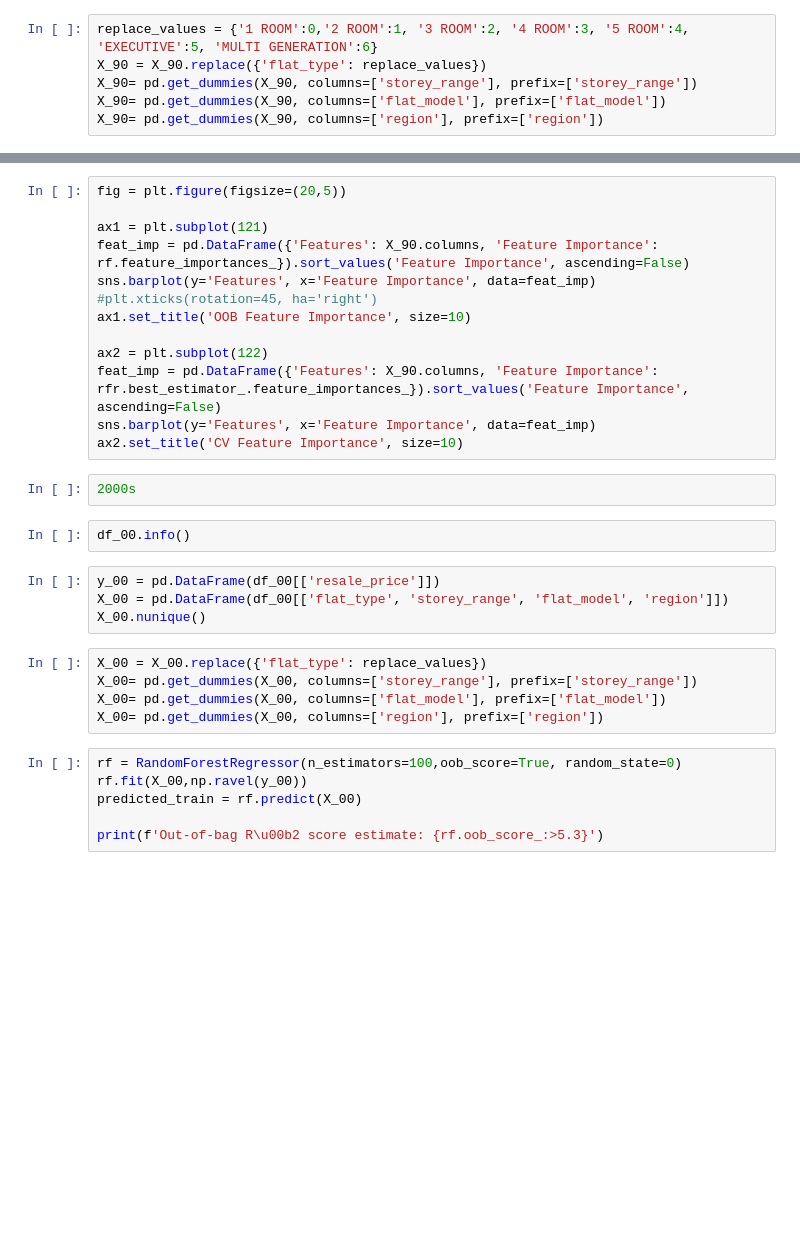
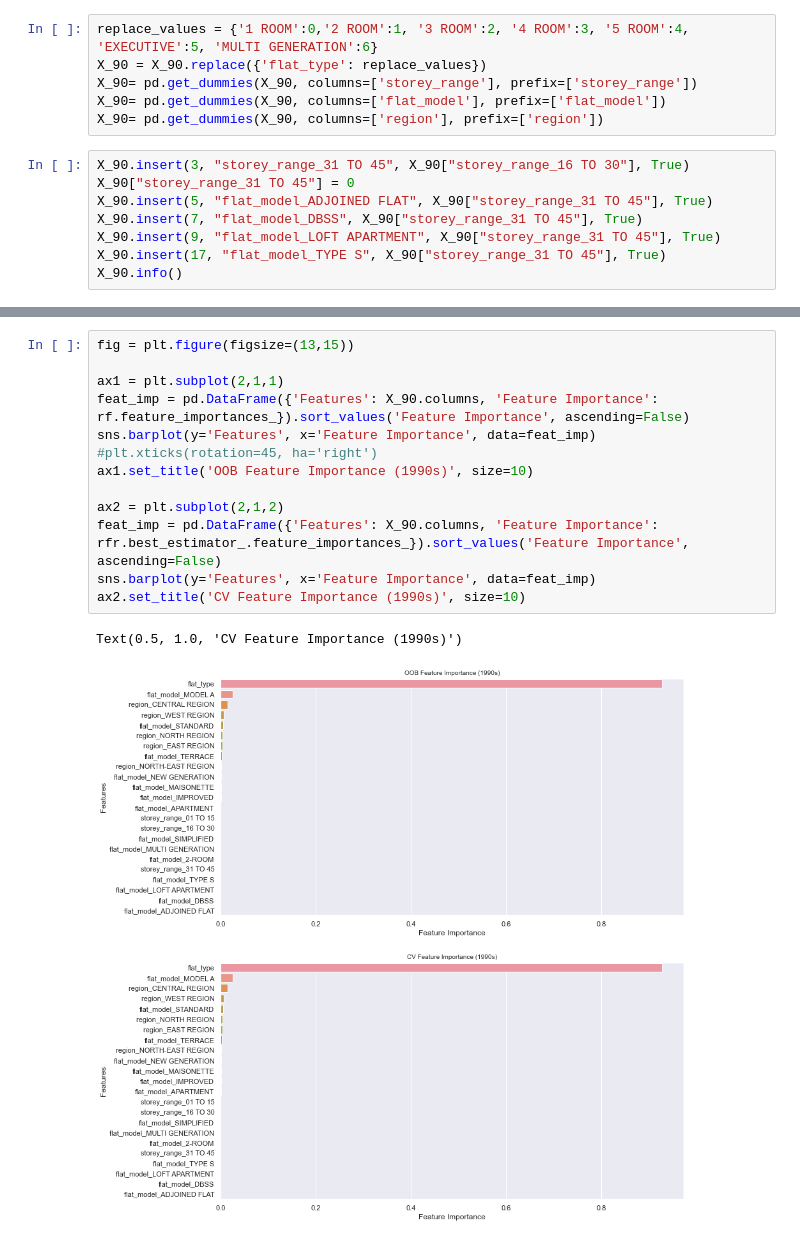
Before and after one commit to jastjs/SC1015-INTRO-TO-DATA-SCI-ART-INTELL, a Jupyter notebook: Project.ipynb, the cells around one changed output, grey strips where cells are left out. Saved outputs shown, nothing was run; the diff lists cells and outputs as text; blank space fills up the shorter version.

```diff
--- a/Project.ipynb
+++ b/Project.ipynb
@@ -782,3 +1029,11 @@ X_90 = X_90.replace({'flat_type': replace_values})
 X_90= pd.get_dummies(X_90, columns=['storey_range'], prefix=['storey_range'])
 X_90= pd.get_dummies(X_90, columns=['flat_model'], prefix=['flat_model'])
 X_90= pd.get_dummies(X_90, columns=['region'], prefix=['region'])
+# %%
+X_90.insert(3, "storey_range_31 TO 45", X_90["storey_range_16 TO 30"], True)
+X_90["storey_range_31 TO 45"] = 0
+X_90.insert(5, "flat_model_ADJOINED FLAT", X_90["storey_range_31 TO 45"], True)
+X_90.insert(7, "flat_model_DBSS", X_90["storey_range_31 TO 45"], True)
+X_90.insert(9, "flat_model_LOFT APARTMENT", X_90["storey_range_31 TO 45"], True)
+X_90.insert(17, "flat_model_TYPE S", X_90["storey_range_31 TO 45"], True)
+X_90.info()
@@ -848,32 +1280,16 @@ plt.show()
 # %%
-fig = plt.figure(figsize=(20,5))
+fig = plt.figure(figsize=(13,15))
 
-ax1 = plt.subplot(121)
+ax1 = plt.subplot(2,1,1)
 feat_imp = pd.DataFrame({'Features': X_90.columns, 'Feature Importance': rf.feature_importances_}).sort_values('Feature Importance', ascending=False)
 sns.barplot(y='Features', x='Feature Importance', data=feat_imp)
 #plt.xticks(rotation=45, ha='right')
-ax1.set_title('OOB Feature Importance', size=10)
+ax1.set_title('OOB Feature Importance (1990s)', size=10)
 
-ax2 = plt.subplot(122)
+ax2 = plt.subplot(2,1,2)
 feat_imp = pd.DataFrame({'Features': X_90.columns, 'Feature Importance': rfr.best_estimator_.feature_importances_}).sort_values('Feature Importance', ascending=False)
 sns.barplot(y='Features', x='Feature Importance', data=feat_imp)
-ax2.set_title('CV Feature Importance', size=10)
+ax2.set_title('CV Feature Importance (1990s)', size=10)
+# %% [output]
+Text(0.5, 1.0, 'CV Feature Importance (1990s)')
+[figure, added]
-# %%
-2000s
-# %%
-df_00.info()
-# %%
-y_00 = pd.DataFrame(df_00[['resale_price']])
-X_00 = pd.DataFrame(df_00[['flat_type', 'storey_range', 'flat_model', 'region']])
-X_00.nunique()
-# %%
-X_00 = X_00.replace({'flat_type': replace_values})
-X_00= pd.get_dummies(X_00, columns=['storey_range'], prefix=['storey_range'])
-X_00= pd.get_dummies(X_00, columns=['flat_model'], prefix=['flat_model'])
-X_00= pd.get_dummies(X_00, columns=['region'], prefix=['region'])
-# %%
-rf = RandomForestRegressor(n_estimators=100,oob_score=True, random_state=0)
-rf.fit(X_00,np.ravel(y_00))
-predicted_train = rf.predict(X_00)
-
-print(f'Out-of-bag R\u00b2 score estimate: {rf.oob_score_:>5.3}')
```
Also changed, not shown: parts of 77 cells of this notebook.
